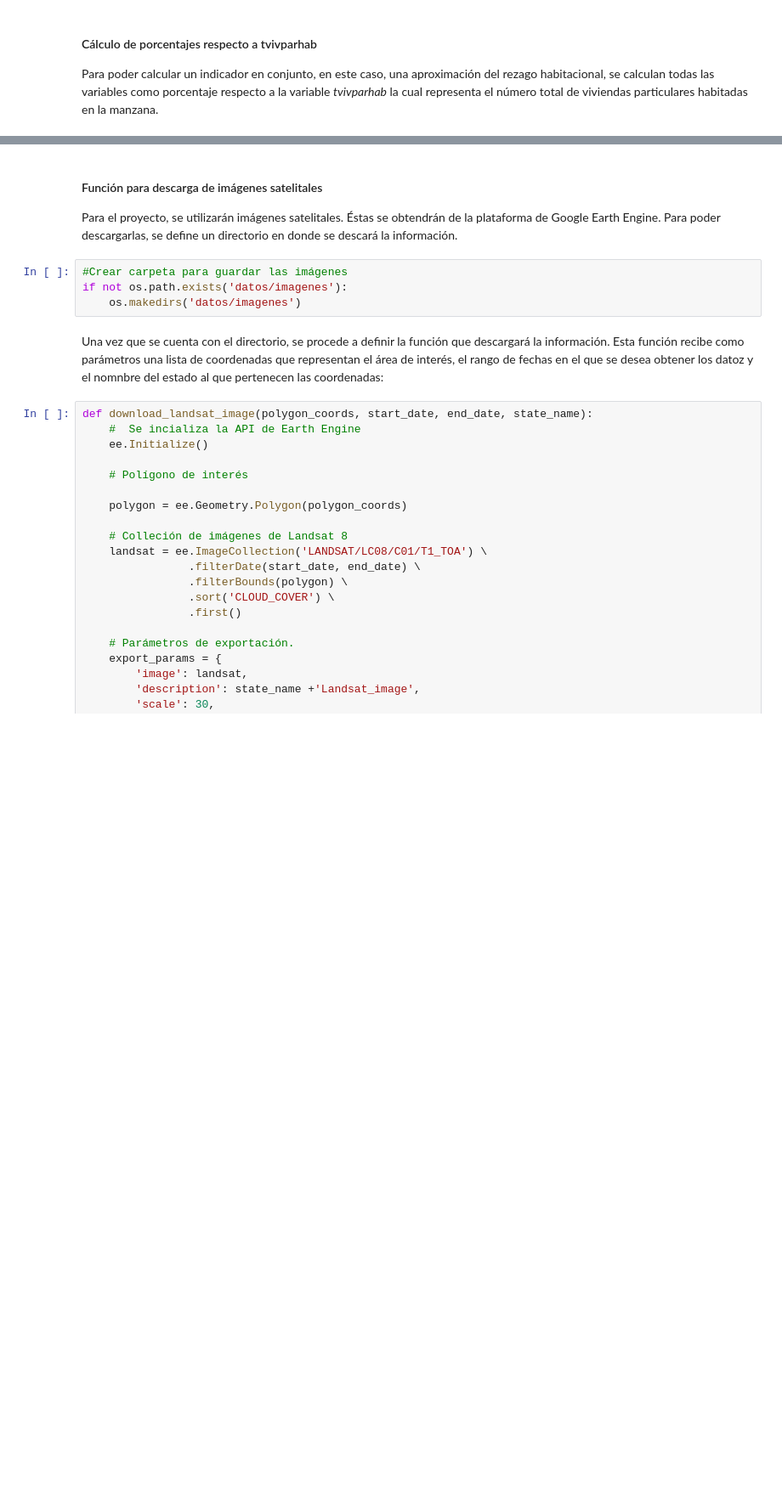
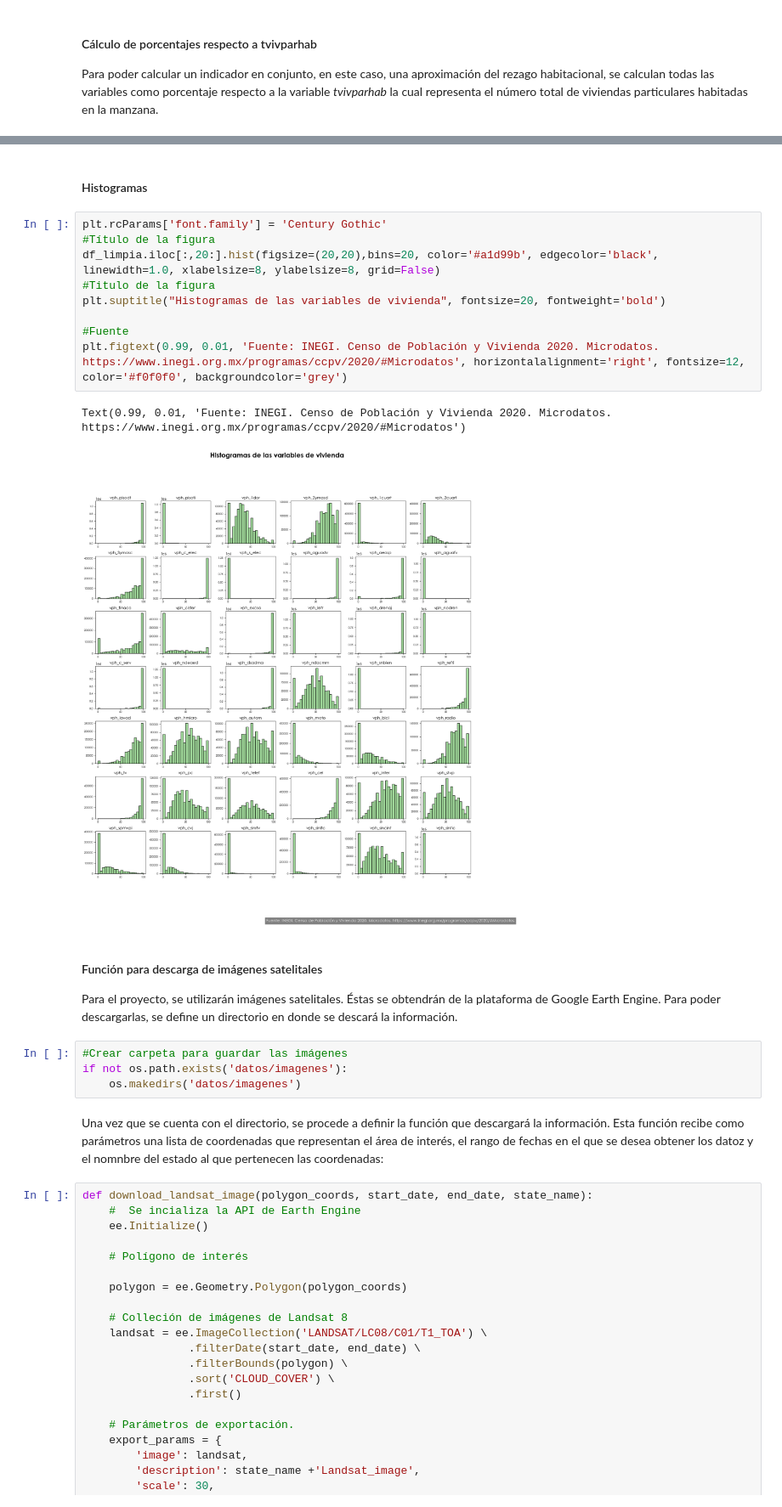
Before and after one commit to claudiodanielpc/proyecto_infotec, a Jupyter notebook: preproc_info_inegi.ipynb, the cells around one changed output, grey strips where cells are left out. Shown at 85% size. Saved outputs shown, nothing was run; the diff lists cells and outputs as text; blank space fills up the shorter version.

Commit message:
histogramas

```diff
--- a/preproc_info_inegi.ipynb
+++ b/preproc_info_inegi.ipynb
@@ -374,3 +355,17 @@ df.iloc[:,20:].describe()
+# %% [markdown]
+#### Histogramas
+# %%
+plt.rcParams['font.family'] = 'Century Gothic'
+#Título de la figura
+df_limpia.iloc[:,20:].hist(figsize=(20,20),bins=20, color='#a1d99b', edgecolor='black', linewidth=1.0, xlabelsize=8, ylabelsize=8, grid=False)
+#Titulo de la figura
+plt.suptitle("Histogramas de las variables de vivienda", fontsize=20, fontweight='bold')
+
+#Fuente
+plt.figtext(0.99, 0.01, 'Fuente: INEGI. Censo de Población y Vivienda 2020. Microdatos. https://www.inegi.org.mx/programas/ccpv/2020/#Microdatos', horizontalalignment='right', fontsize=12, color='#f0f0f0', backgroundcolor='grey')
+# %% [output]
+Text(0.99, 0.01, 'Fuente: INEGI. Censo de Población y Vivienda 2020. Microdatos. https://www.inegi.org.mx/programas/ccpv/2020/#Microdatos')
+[figure, added]
 # %% [markdown]
 #### Función para descarga de imágenes satelitales
 
```
Also changed, not shown: parts of 20 cells of this notebook.
